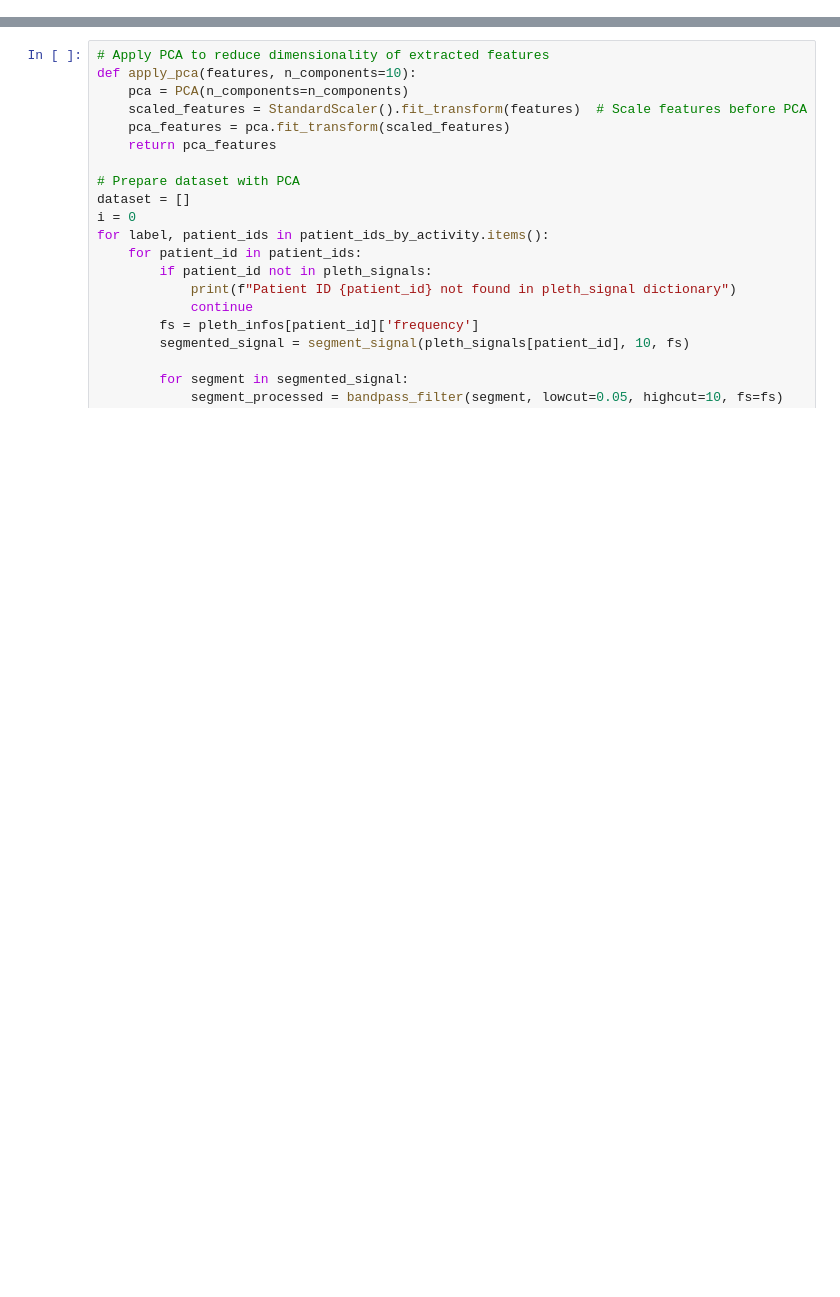
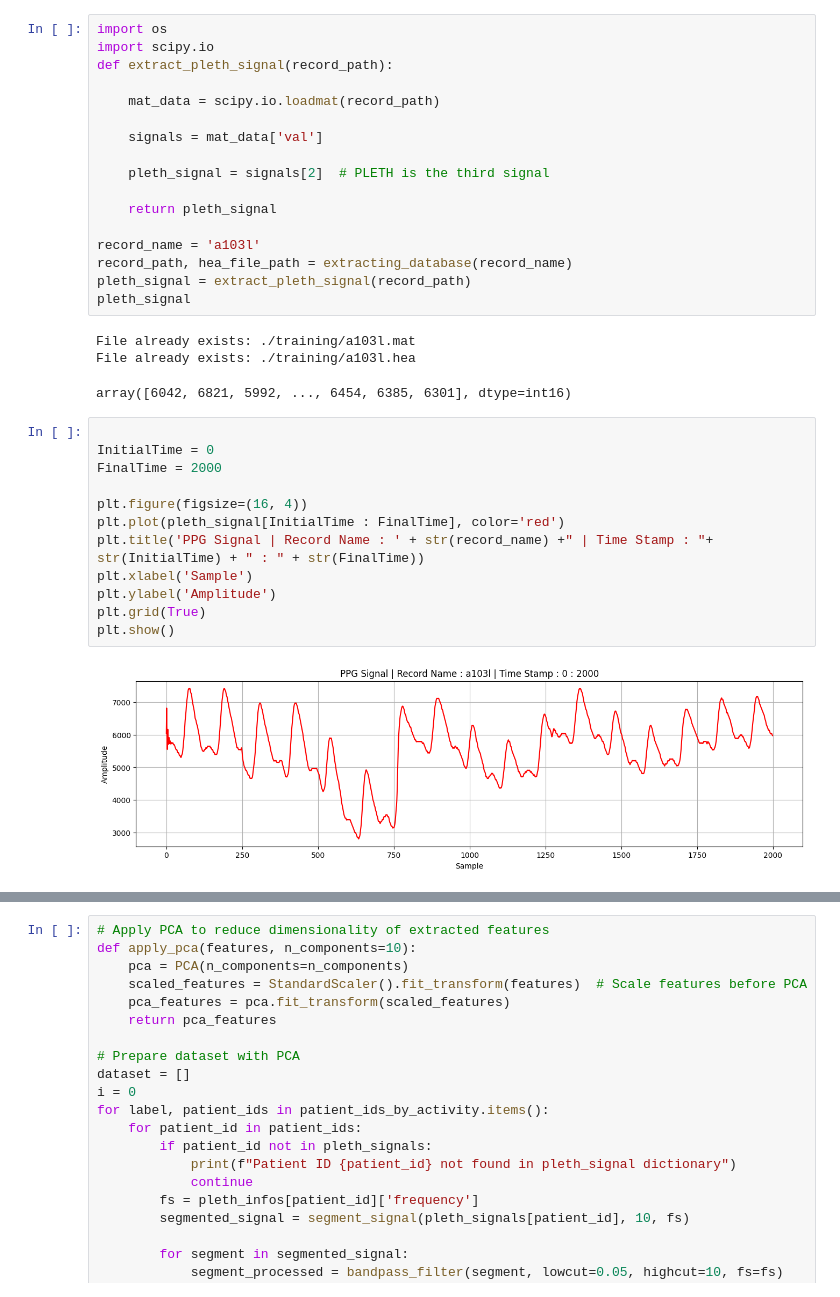
Before and after one commit to HAZMDAN/skripsieh, a Jupyter notebook: chapter_appendix-tools-for-deep-learning/jupyter.ipynb, the cells around one changed output, grey strips where cells are left out. Drawn from its saved outputs; the diff is of its cells as text; blank space fills up the shorter version.

```diff
--- a/chapter_appendix-tools-for-deep-learning/jupyter.ipynb
+++ b/chapter_appendix-tools-for-deep-learning/jupyter.ipynb
@@ -43,0 +148,35 @@ print(patient_ids)
+# %%
+import os
+import scipy.io
+def extract_pleth_signal(record_path):
+
+    mat_data = scipy.io.loadmat(record_path)
+
+    signals = mat_data['val']
+
+    pleth_signal = signals[2]  # PLETH is the third signal
+
+    return pleth_signal
+
+record_name = 'a103l'
+record_path, hea_file_path = extracting_database(record_name)
+pleth_signal = extract_pleth_signal(record_path)
+pleth_signal
+# %% [output]
+File already exists: ./training/a103l.mat
+File already exists: ./training/a103l.hea
+array([6042, 6821, 5992, ..., 6454, 6385, 6301], dtype=int16)
+# %%
+
+InitialTime = 0
+FinalTime = 2000
+
+plt.figure(figsize=(16, 4))
+plt.plot(pleth_signal[InitialTime : FinalTime], color='red')
+plt.title('PPG Signal | Record Name : ' + str(record_name) +" | Time Stamp : "+ str(InitialTime) + " : " + str(FinalTime))
+plt.xlabel('Sample')
+plt.ylabel('Amplitude')
+plt.grid(True)
+plt.show()
+# %% [output]
+[figure, added]
```
Also changed, not shown: parts of 20 cells of this notebook.
